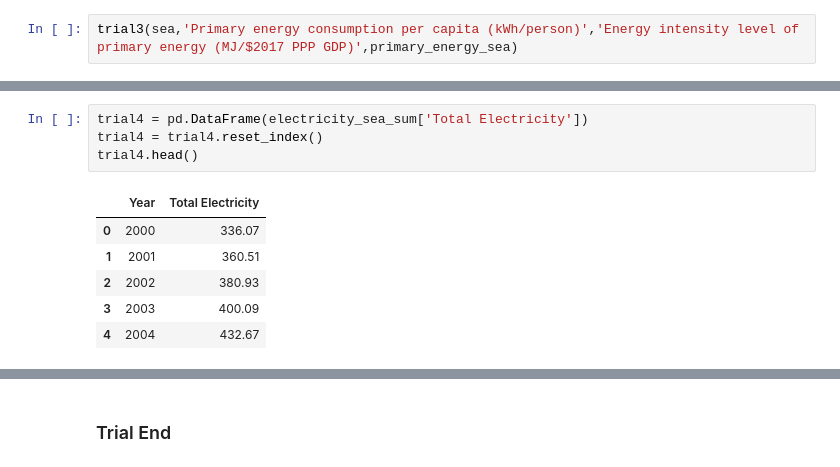
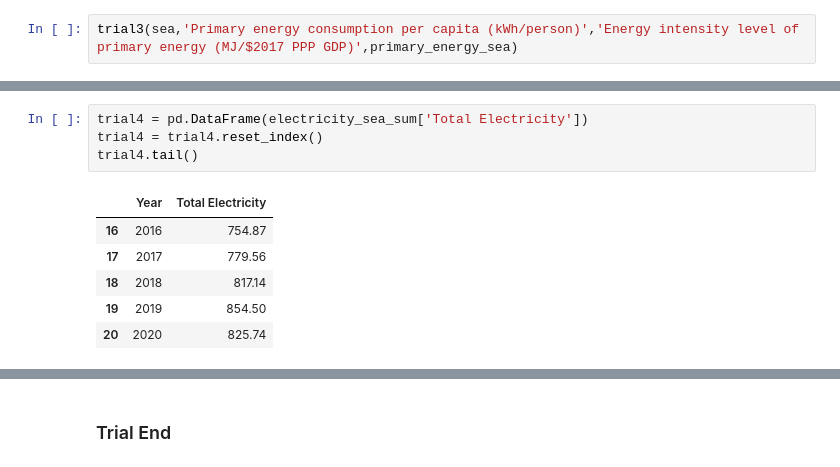
Before and after one commit to lurza/Sustainable_Energy_2020_2022, a Jupyter notebook: Sustainable_Energy1.ipynb, the cells around one changed output, grey strips where cells are left out. Drawn from its saved outputs; the diff is of its cells as text.

```diff
--- a/Sustainable_Energy1.ipynb
+++ b/Sustainable_Energy1.ipynb
@@ -605,14 +656,14 @@ electricity_sea.head()
 # %%
 trial4 = pd.DataFrame(electricity_sea_sum['Total Electricity'])
 trial4 = trial4.reset_index()
-trial4.head()
+trial4.tail()
 # %% [output]
 |  | Year | Total Electricity |
-| 0 | 2000 | 336.07 |
-| 1 | 2001 | 360.51 |
-| 2 | 2002 | 380.93 |
-| 3 | 2003 | 400.09 |
-| 4 | 2004 | 432.67 |
+| 16 | 2016 | 754.87 |
+| 17 | 2017 | 779.56 |
+| 18 | 2018 | 817.14 |
+| 19 | 2019 | 854.50 |
+| 20 | 2020 | 825.74 |
 # %%
 trial4['Total Electricity']
 # %% [output]
```
Also changed, not shown: parts of 26 cells of this notebook.
